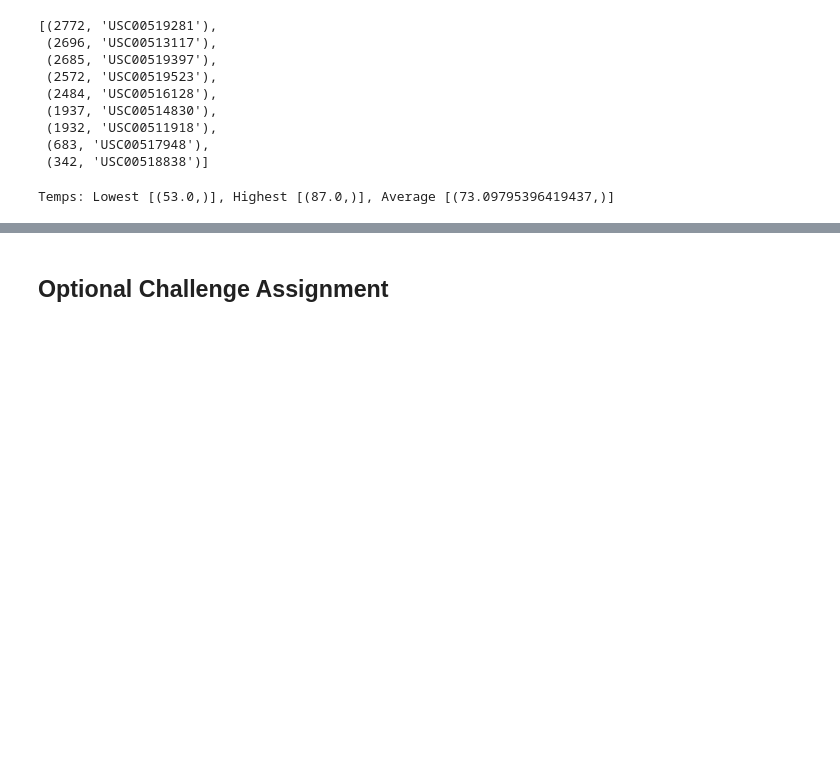
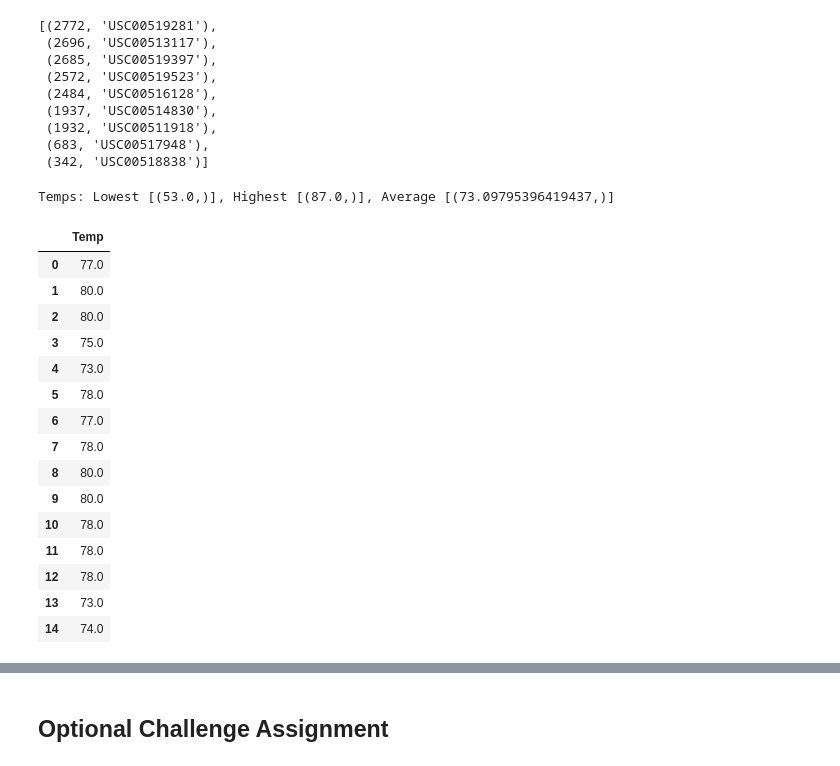
Before and after one commit to pmayA440/Climate_Analysis-Exploration_-_Climate_App, a Jupyter notebook: ProjectCode2-checkpoint.ipynb, the cells around one changed output, grey strips where cells are left out. Cells and saved outputs as stored; diff of their text form; code cells hidden in the pictures; blank space fills up the shorter version.

```diff
--- a/ProjectCode2-checkpoint.ipynb
+++ b/ProjectCode2-checkpoint.ipynb
@@ -131,13 +131,27 @@ Temps: Lowest [(53.0,)], Highest [(87.0,)], Average [(73.09795396419437,)]
 # %%
 # Choose the station with the highest number of temperature observations.
 # Query the last 12 months of temperature observation data for this station and plot the results as a histogram
-USC00519281 = session.query(Measurement.tobs,func.count(Measurement.tobs)).\
-    filter(Station.station == "USC00519281").\
-    filter(Measurement.date > "2016-08-23").\
-    group_by(Measurement.tobs).\
-    order_by(Measurement.tobs.asc()).all()
+USC00519281 = session.query(Measurement.tobs).\
+    filter(Measurement.station == "USC00519281").\
+    filter(Measurement.date > "2016-08-23").all()
 
+USC00519281 = pd.DataFrame(USC00519281, columns=['Temp'])
 
-USC00519281 = pd.DataFrame(USC00519281, columns=['Temp', 'Frequency'])
-
-USC00519281
+USC00519281.head(15)
+# %% [output]
+|  | Temp |
+| 0 | 77.0 |
+| 1 | 80.0 |
+| 2 | 80.0 |
+| 3 | 75.0 |
+| 4 | 73.0 |
+| 5 | 78.0 |
+| 6 | 77.0 |
+| 7 | 78.0 |
+| 8 | 80.0 |
+| 9 | 80.0 |
+| 10 | 78.0 |
+| 11 | 78.0 |
+| 12 | 78.0 |
+| 13 | 73.0 |
+| 14 | 74.0 |
```
Also changed, not shown: parts of 7 cells of this notebook.
